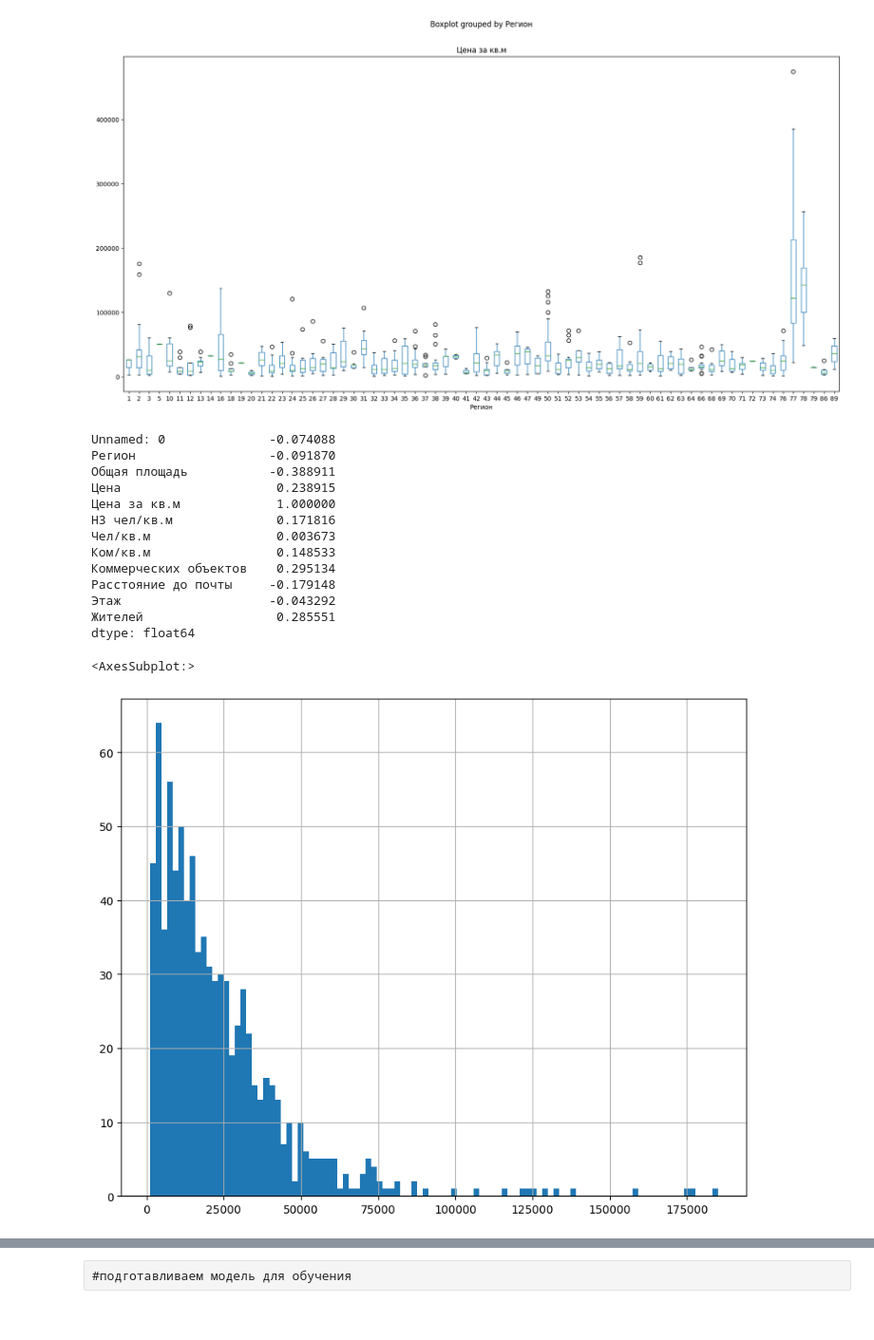
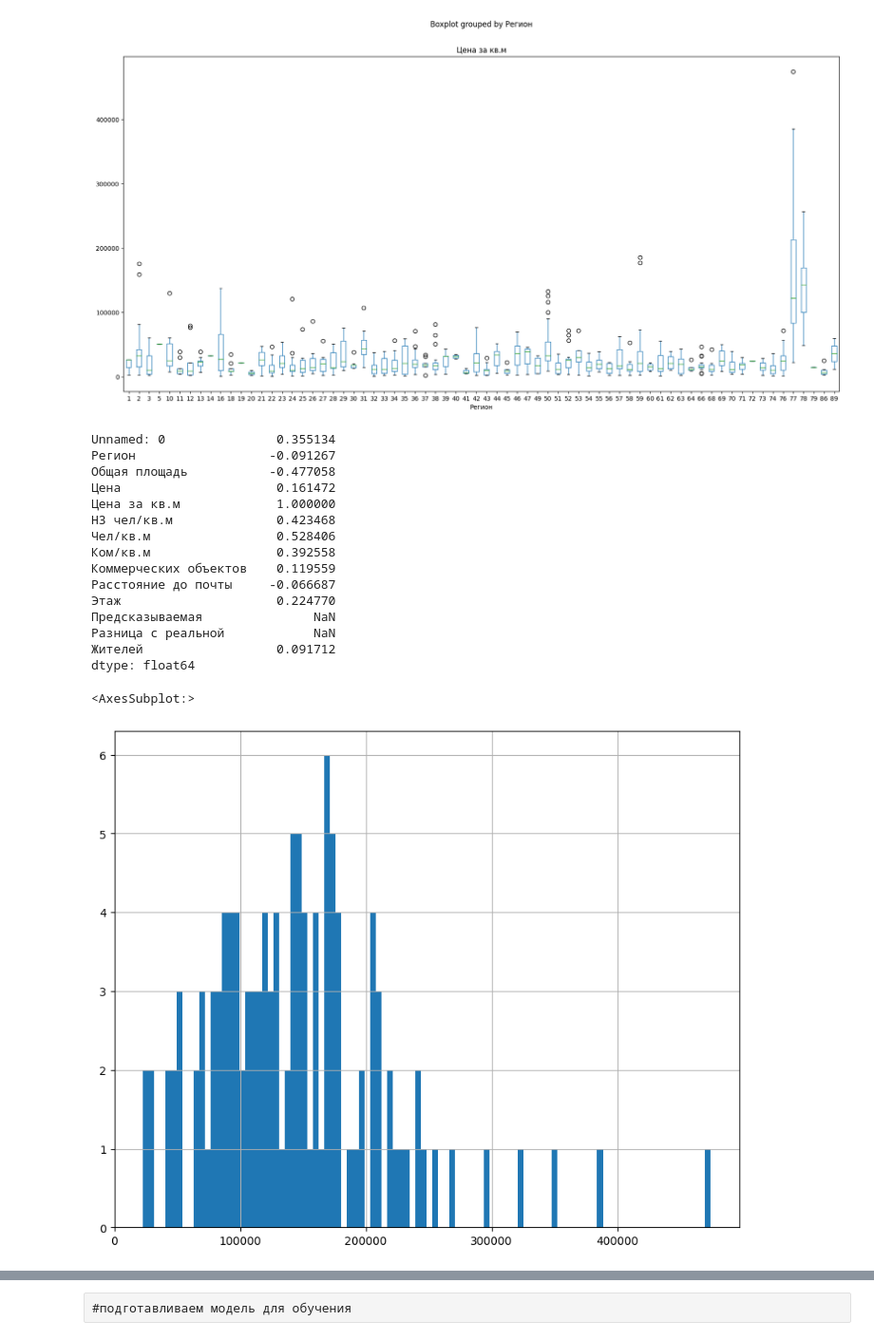
Before and after one commit to hahahu91/torgi, a Jupyter notebook: inc/regres_with_emissions.ipynb, the cells around one changed output, grey strips where cells are left out. Shown at 95% size. Cells and saved outputs as stored; diff of their text form; code cells hidden in the pictures.

```diff
--- a/inc/regres_with_emissions.ipynb
+++ b/inc/regres_with_emissions.ipynb
@@ -45,13 +77,12 @@ def loading_data(paths):
     for name in numeric_features:
         df[name].replace(np.nan, 0, inplace=True)
     df["Этаж"].replace(np.nan, 0, inplace=True)
-    #df = df.dropna()
 
     return df
 
-df = loading_data(['../torgi/output_archive.xlsx', '../torgi/output.xlsx'])
-print(pd.isnull(df).any())
-print(df)
+full_df = loading_data(['../torgi/output_archive.xlsx', '../torgi/output.xlsx'])
+print(pd.isnull(full_df).any())
+print(full_df)
 # %% [output]
 Unnamed: 0                        False
 Регион                            False
@@ -87,24 +118,38 @@ df.boxplot(by ='Регион', column =[target], grid = False, figsize=(20,10))
 [figure]
 # %%
 #убираем их из обучения, так как для них нужно обучать свою модель
-df = df[~df["Регион"].isin(set([78,77]))]
-df.corrwith(df[target])
+#разделяем регионы, которые сильно расходятся в ценовой политике
+def split_df_into_price_region(df):
+    high = [78,77]
+    middle = [2,16,50,59,47]
+    df_high_price = df[df["Регион"].isin(set(high))].copy()
+    df_middle_price = df[df["Регион"].isin(set(middle))].copy()
+    df_low_price = df[~df["Регион"].isin(set(middle+high))].copy()
+
+    return df_high_price, df_middle_price, df_low_price
+
+#df = df[~df["Регион"].isin(set([78,77]))]
+df_high, df_middle, df_low = split_df_into_price_region(full_df)
+
+df_high.corrwith(df_high[target])
 # %% [output]
-Unnamed: 0              -0.074088
-Регион                  -0.091870
-Общая площадь           -0.388911
-Цена                     0.238915
+Unnamed: 0               0.355134
+Регион                  -0.091267
+Общая площадь           -0.477058
+Цена                     0.161472
 Цена за кв.м             1.000000
-H3 чел/кв.м              0.171816
-Чел/кв.м                 0.003673
-Ком/кв.м                 0.148533
-Коммерческих объектов    0.295134
-Расстояние до почты     -0.179148
-Этаж                    -0.043292
-Жителей                  0.285551
+H3 чел/кв.м              0.423468
+Чел/кв.м                 0.528406
+Ком/кв.м                 0.392558
+Коммерческих объектов    0.119559
+Расстояние до почты     -0.066687
+Этаж                     0.224770
+Предсказываемая               NaN
+Разница с реальной            NaN
+Жителей                  0.091712
 dtype: float64
-# %%
-df[target].hist(bins=100, figsize=(10,8))
-# %% [output]
-<AxesSubplot:>
-[figure, removed]
+# %%
+df_high[target].hist(bins=100, figsize=(10,8))
+# %% [output]
+<AxesSubplot:>
+[figure, added]
```
Also changed, not shown: parts of 17 cells of this notebook, 20 other files.
